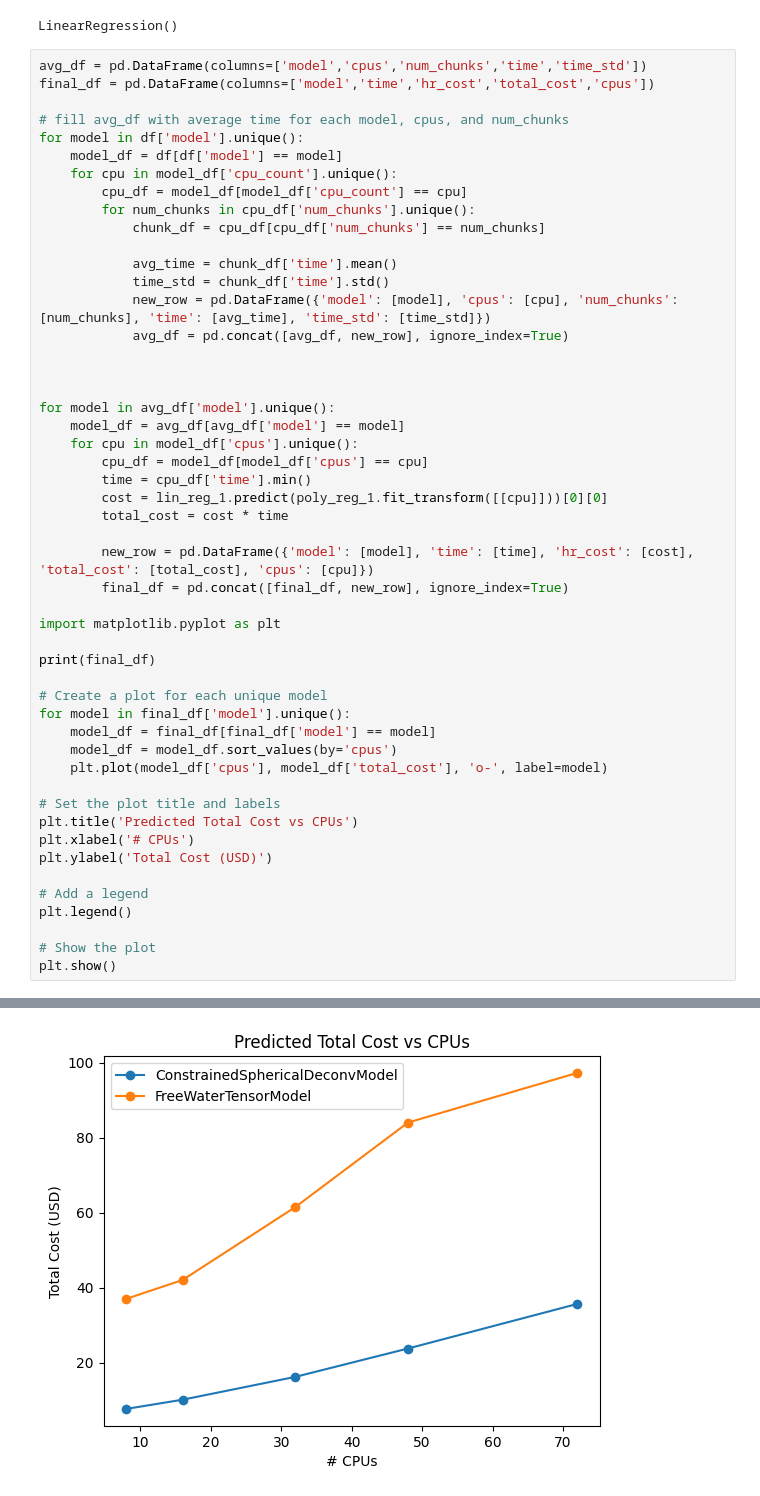
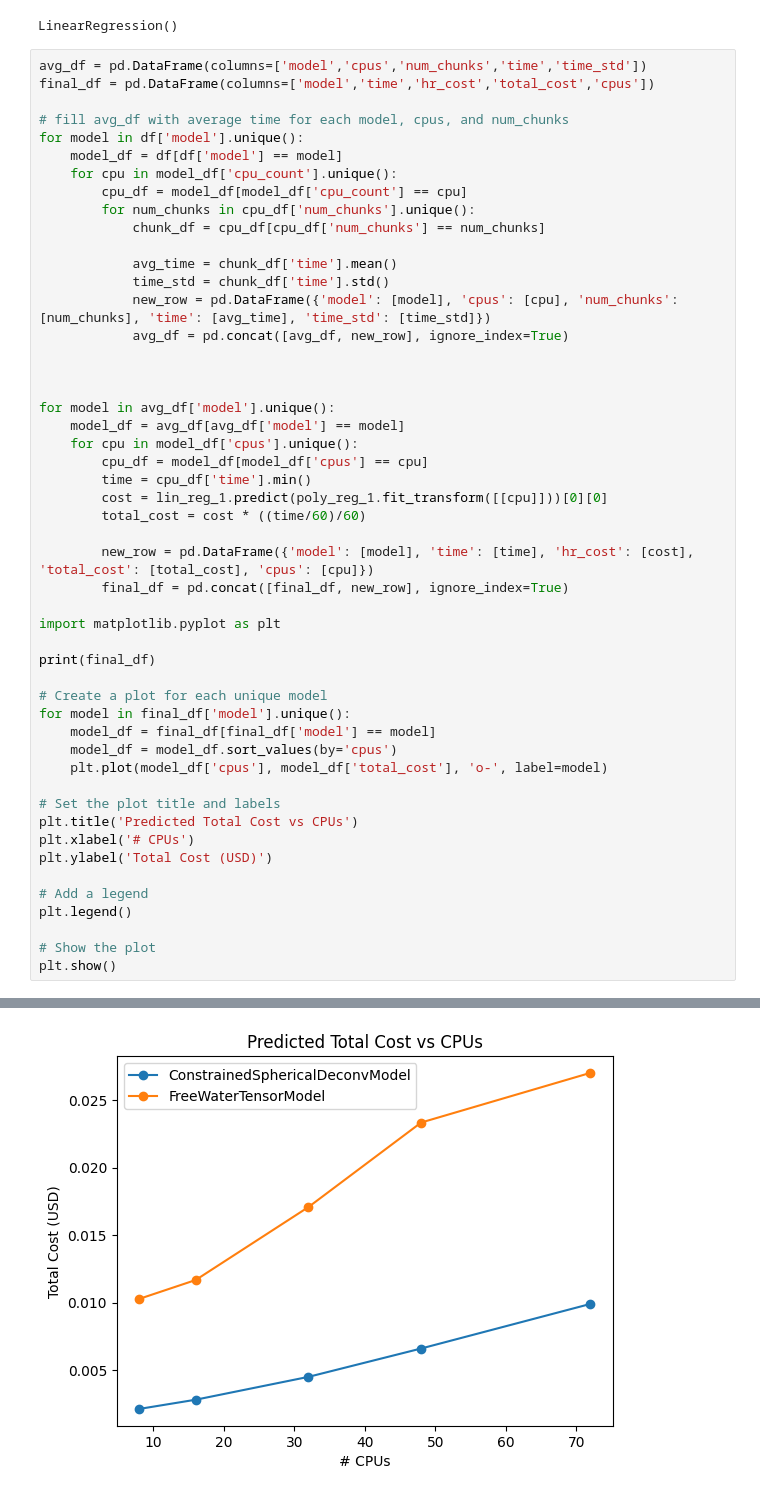
Before and after one commit to nrdg/2024-dipy-parallelization, a Jupyter notebook: figures/src/cost_analysis.ipynb, the cells around one changed output, grey strips where cells are left out. Drawn from its saved outputs; the diff is of its cells as text.

Commit message:
fixed error in cost v cpus

```diff
--- a/figures/src/cost_analysis.ipynb
+++ b/figures/src/cost_analysis.ipynb
@@ -66,7 +66,7 @@ for model in avg_df['model'].unique():
         cpu_df = model_df[model_df['cpus'] == cpu]
         time = cpu_df['time'].min()
         cost = lin_reg_1.predict(poly_reg_1.fit_transform([[cpu]]))[0][0]
-        total_cost = cost * time
+        total_cost = cost * ((time/60)/60)
 
         new_row = pd.DataFrame({'model': [model], 'time': [time], 'hr_cost': [cost], 'total_cost': [total_cost], 'cpus': [cpu]})
         final_df = pd.concat([final_df, new_row], ignore_index=True)
@@ -106 +106 @@ plt.show()
-[figure, old version]
+[figure, new version]
```
Also changed, not shown: parts of 1 cell of this notebook, 2 other files.
